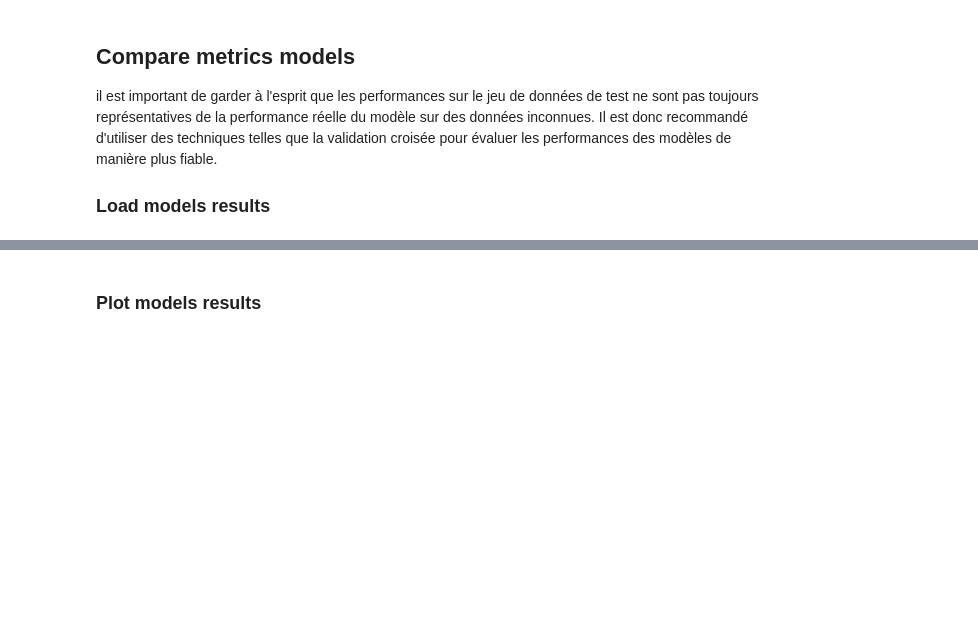
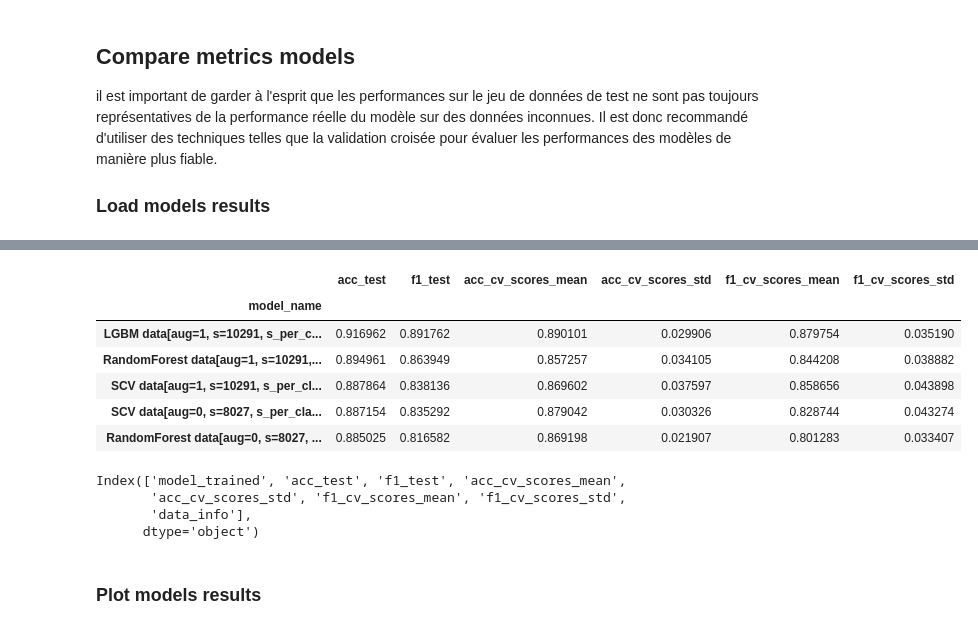
Before and after one commit to Mlamalerie/DrumClassifier, a Jupyter notebook: 2.1 ML models training.ipynb, the cells around one changed output, grey strips where cells are left out. Drawn from its saved outputs; the diff is of its cells as text; code cells hidden in the pictures; blank space fills up the shorter version.

```diff
--- a/2.1 ML models training.ipynb
+++ b/2.1 ML models training.ipynb
@@ -1532,12 +1641,28 @@ df_models_metrics
 # %%
-df_models_metrics["data_info"] = df_models_metrics.index.str.split("data\[").str[1].str.split("\]").str[0]
+#df_models_metrics["data_info"] = df_models_metrics.index.str.split("data\[").str[1].str.split("\]").str[0]
 # keep ***aug=0 or ***aug=1
-df_models_metrics.index = df_models_metrics.index.str.split(",").str[0]
+#df_models_metrics.index = df_models_metrics.index.str.split(",").str[0]
+# drop model trained column
+df_models_metrics.drop(columns=["model_trained"], inplace=True)
 
 tmp = df_models_metrics.style.background_gradient(axis=None, vmin=0.6, vmax=1.0)
+dfi.export(tmp, f'plots/{now_str} Compare metrics models - df_models_metrics - data[{TRAIN_PARAMS_STR}]+data[{TRAIN_AUGMENTED_PARAMS_STR}].png')
 tmp
+# %% [output]
+|  | acc_test | f1_test | acc_cv_scores_mean | acc_cv_scores_std | f1_cv_scores_mean | f1_cv_scores_std |
+| model_name |  |  |  |  |  |  |
+| LGBM data[aug=1, s=10291, s_per_c... | 0.916962 | 0.891762 | 0.890101 | 0.029906 | 0.879754 | 0.035190 |
+| RandomForest data[aug=1, s=10291,... | 0.894961 | 0.863949 | 0.857257 | 0.034105 | 0.844208 | 0.038882 |
+| SCV data[aug=1, s=10291, s_per_cl... | 0.887864 | 0.838136 | 0.869602 | 0.037597 | 0.858656 | 0.043898 |
+| SCV data[aug=0, s=8027, s_per_cla... | 0.887154 | 0.835292 | 0.879042 | 0.030326 | 0.828744 | 0.043274 |
+| RandomForest data[aug=0, s=8027, ... | 0.885025 | 0.816582 | 0.869198 | 0.021907 | 0.801283 | 0.033407 |
 # %%
 df_models_metrics.columns
+# %% [output]
+Index(['model_trained', 'acc_test', 'f1_test', 'acc_cv_scores_mean',
+       'acc_cv_scores_std', 'f1_cv_scores_mean', 'f1_cv_scores_std',
+       'data_info'],
+      dtype='object')
 # %% [markdown]
 ### Plot models results
 # %% [markdown]
```
Also changed, not shown: parts of 15 cells of this notebook, 1 other file.
